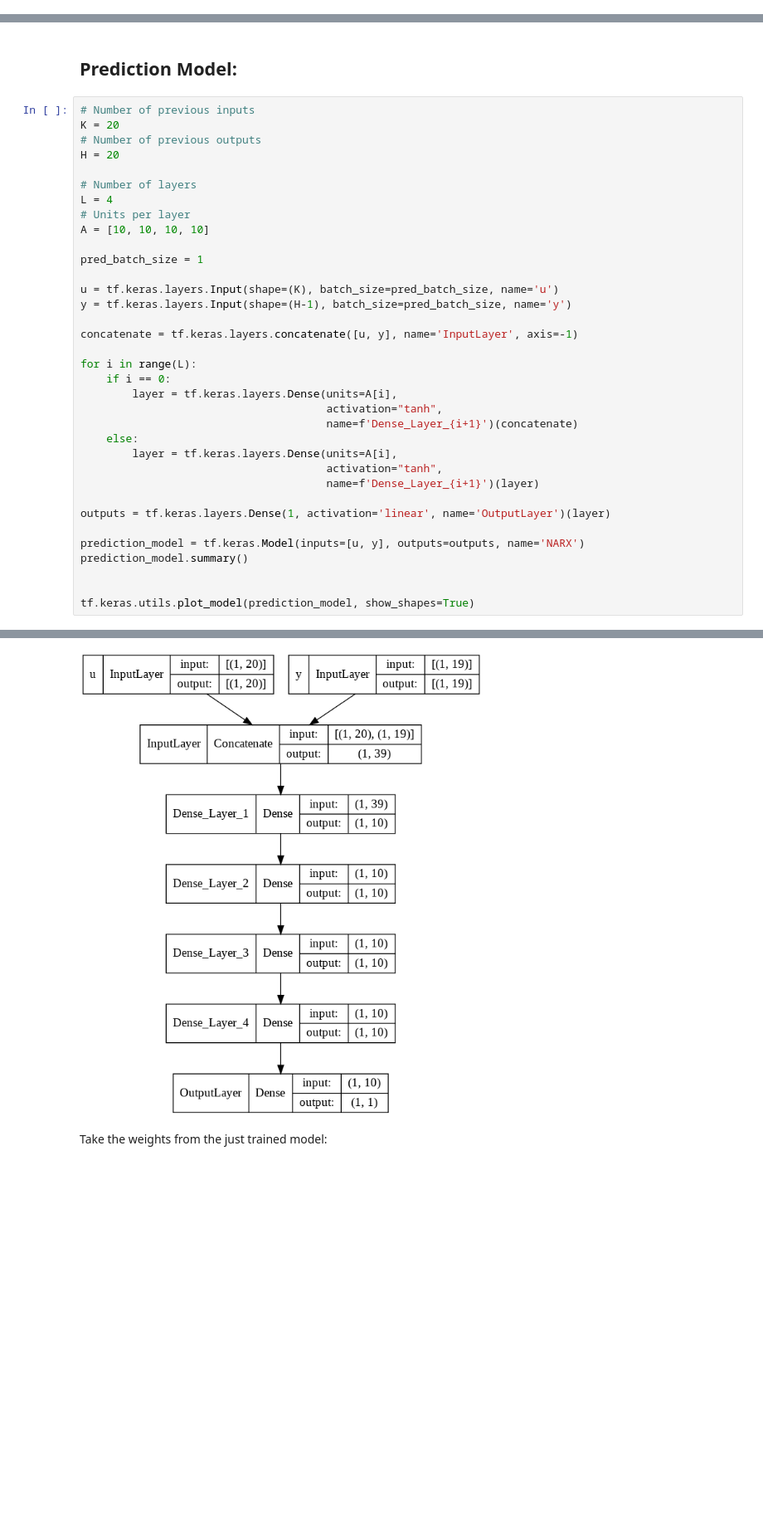
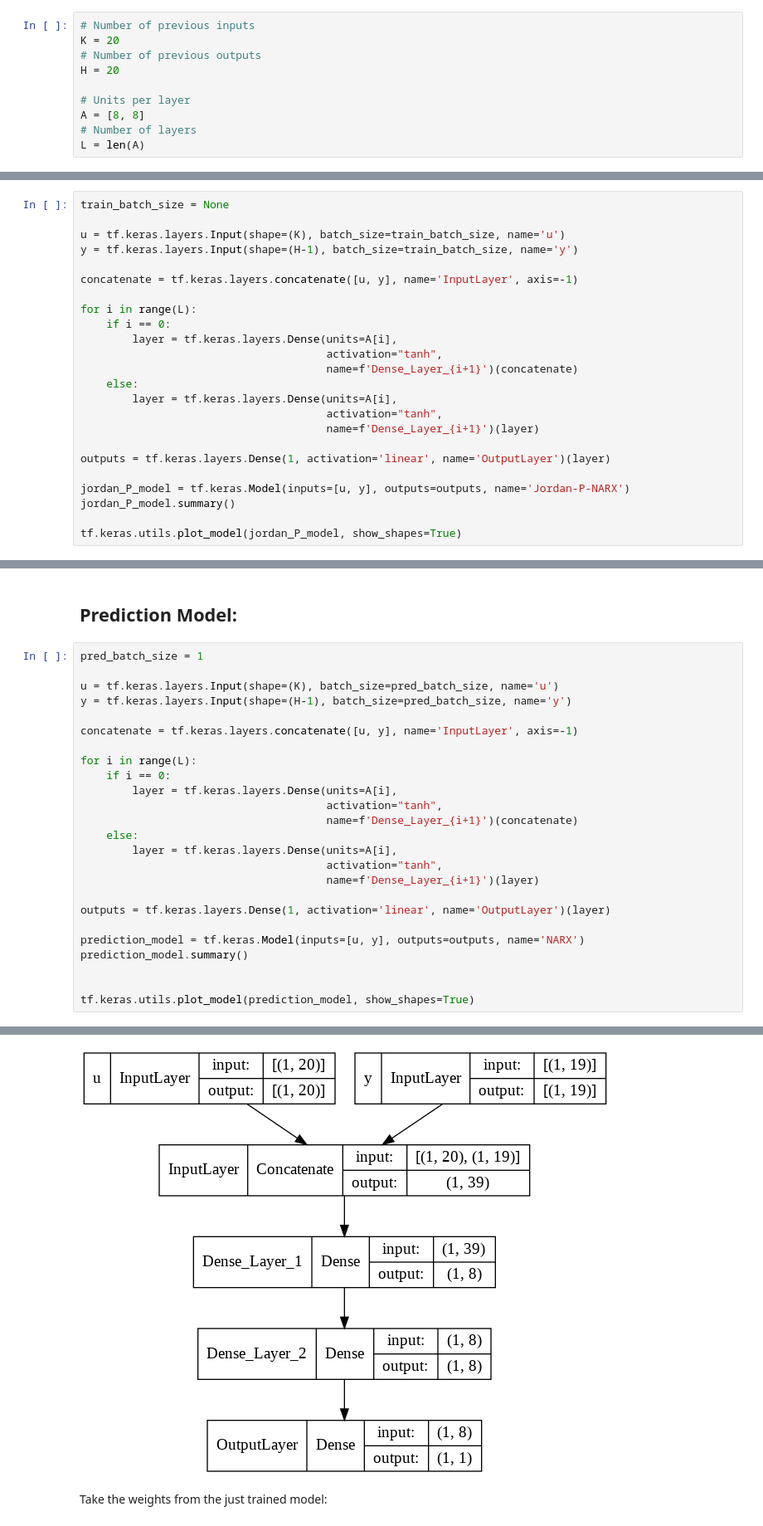
Before and after one commit to olivieromassi/Hysteresis-Modelling-with-Neural-Networks, a Jupyter notebook: NARXModelTraining.ipynb, the cells around one changed output, grey strips where cells are left out. Shown at 83% size. Drawn from its saved outputs; the diff is of its cells as text; blank space fills up the shorter version.

Commit message:
Updated NARX notebook

```diff
--- a/NARXModelTraining.ipynb
+++ b/NARXModelTraining.ipynb
@@ -411,0 +513,10 @@ Epoch 10/10
+# %%
+# Number of previous inputs
+K = 20
+# Number of previous outputs
+H = 20
+
+# Units per layer
+A = [8, 8]
+# Number of layers
+L = len(A)
@@ -411,0 +805,24 @@ Epoch 10/10
+# %%
+train_batch_size = None
+
+u = tf.keras.layers.Input(shape=(K), batch_size=train_batch_size, name='u')
+y = tf.keras.layers.Input(shape=(H-1), batch_size=train_batch_size, name='y')
+
+concatenate = tf.keras.layers.concatenate([u, y], name='InputLayer', axis=-1)
+
+for i in range(L):
+    if i == 0:
+        layer = tf.keras.layers.Dense(units=A[i],
+                                      activation="tanh",
+                                      name=f'Dense_Layer_{i+1}')(concatenate)
+    else:
+        layer = tf.keras.layers.Dense(units=A[i],
+                                      activation="tanh",
+                                      name=f'Dense_Layer_{i+1}')(layer)
+
+outputs = tf.keras.layers.Dense(1, activation='linear', name='OutputLayer')(layer)
+
+jordan_P_model = tf.keras.Model(inputs=[u, y], outputs=outputs, name='Jordan-P-NARX')
+jordan_P_model.summary()
+
+tf.keras.utils.plot_model(jordan_P_model, show_shapes=True)
@@ -426,16 +990,6 @@ files.download(filename)
 # %% [markdown]
 ## Prediction Model:
 # %%
-# Number of previous inputs
-K = 20
-# Number of previous outputs
-H = 20
-
-# Number of layers
-L = 4
-# Units per layer
-A = [10, 10, 10, 10]
-
 pred_batch_size = 1
 
 u = tf.keras.layers.Input(shape=(K), batch_size=pred_batch_size, name='u')
@@ -479,6 +1033,6 @@ Trainable params: 741
 Non-trainable params: 0
 __________________________________________________________________________________________________
-[figure, old version]
+[figure, new version]
 # %% [markdown]
 Take the weights from the just trained model:
 # %%
```
Also changed, not shown: parts of 71 cells of this notebook.
